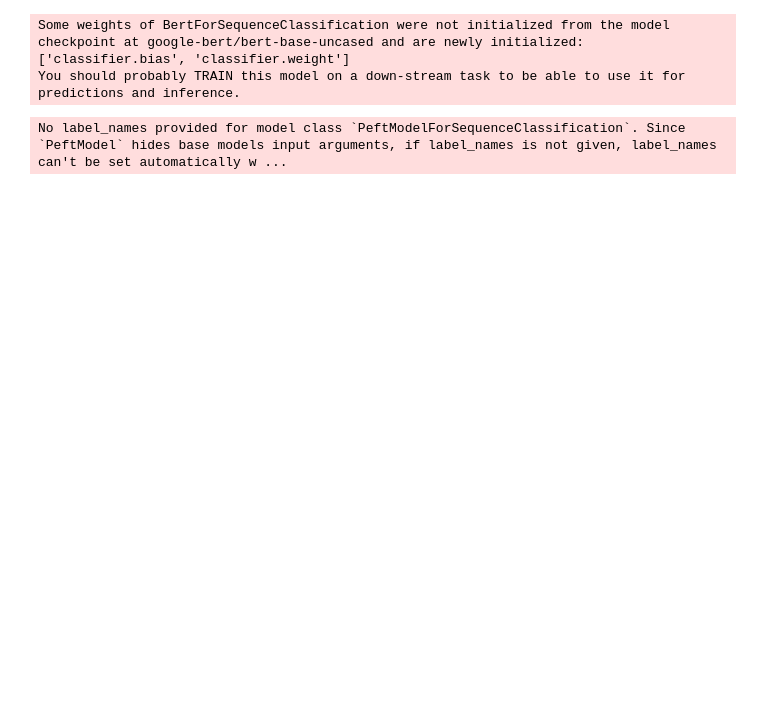
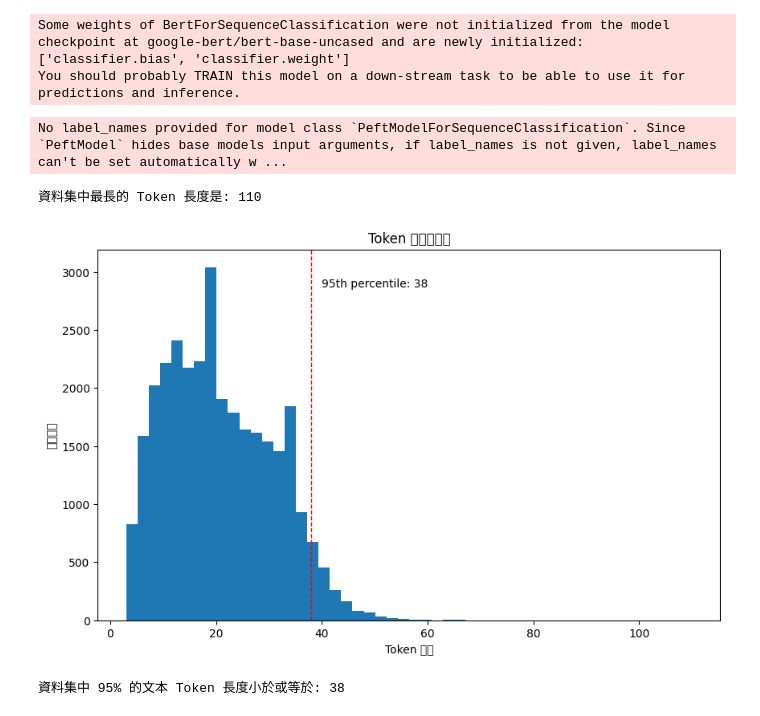
Before and after one commit to kevin000001505/Skynet, a Jupyter notebook: test_bert.ipynb, the cells around one changed output. Saved outputs shown, nothing was run; the diff lists cells and outputs as text; code cells hidden in the pictures; blank space fills up the shorter version.

```diff
--- a/test_bert.ipynb
+++ b/test_bert.ipynb
@@ -5,9 +5,9 @@ from datasets import Dataset
 from sklearn.metrics import accuracy_score
 from peft import get_peft_model, LoraConfig, TaskType
 # %%
-df_train = pd.read_csv("../SA/train.csv", encoding='ISO-8859-1')
+df_train = pd.read_csv("data/train.csv", encoding='ISO-8859-1')
 df_train.dropna(subset=['text', 'sentiment'], inplace=True)
-df_test = pd.read_csv("../SA/test.csv", encoding='ISO-8859-1')
+df_test = pd.read_csv("data/test.csv", encoding='ISO-8859-1')
 df_test.dropna(subset=['text', 'sentiment'], inplace=True)
 
 # Ensure text data is a list of strings and drop missing values
@@ -106,6 +111,42 @@ trainer = Trainer(
 )
 # %% [output]
 No label_names provided for model class `PeftModelForSequenceClassification`. Since `PeftModel` hides base models input arguments, if label_names is not given, label_names can't be set automatically w ...
+# %%
+# --- 在 Cell 2 和 Cell 3 執行後，加入這個新的 Cell ---
+
+# 計算訓練集中每個文本的 Token 長度
+train_token_lengths = [len(tokenizer.encode(text)) for text in df_train['text']]
+# 計算測試集中每個文本的 Token 長度
+test_token_lengths = [len(tokenizer.encode(text)) for text in df_test['text']]
+
+# 合併所有長度
+all_token_lengths = train_token_lengths + test_token_lengths
+
+# 找出最長的 Token 長度
+max_len = max(all_token_lengths)
+
+print(f"資料集中最長的 Token 長度是: {max_len}")
+
+# (選用) 繪製長度分佈圖，幫助決定 max_length
+import matplotlib.pyplot as plt
+import numpy as np
+
+plt.figure(figsize=(10, 6))
+plt.hist(all_token_lengths, bins=50) # bins 可以調整，觀察更細緻的分佈
+plt.title('Token 長度分佈圖')
+plt.xlabel('Token 長度')
+plt.ylabel('文本數量')
+# 可以在圖上標示一個常用的百分位數，例如 95% 或 99%
+percentile_95 = np.percentile(all_token_lengths, 95)
+plt.axvline(percentile_95, color='red', linestyle='dashed', linewidth=1)
+plt.text(percentile_95 * 1.05, plt.ylim()[1] * 0.9, f'95th percentile: {int(percentile_95)}')
+plt.show()
+
+print(f"資料集中 95% 的文本 Token 長度小於或等於: {int(percentile_95)}")
+# %% [output]
+資料集中最長的 Token 長度是: 110
+[figure, added]
+資料集中 95% 的文本 Token 長度小於或等於: 38
 # %%
 # Train the model
 trainer.train()
```
Also changed, not shown: parts of 6 cells of this notebook, 14 other files.
